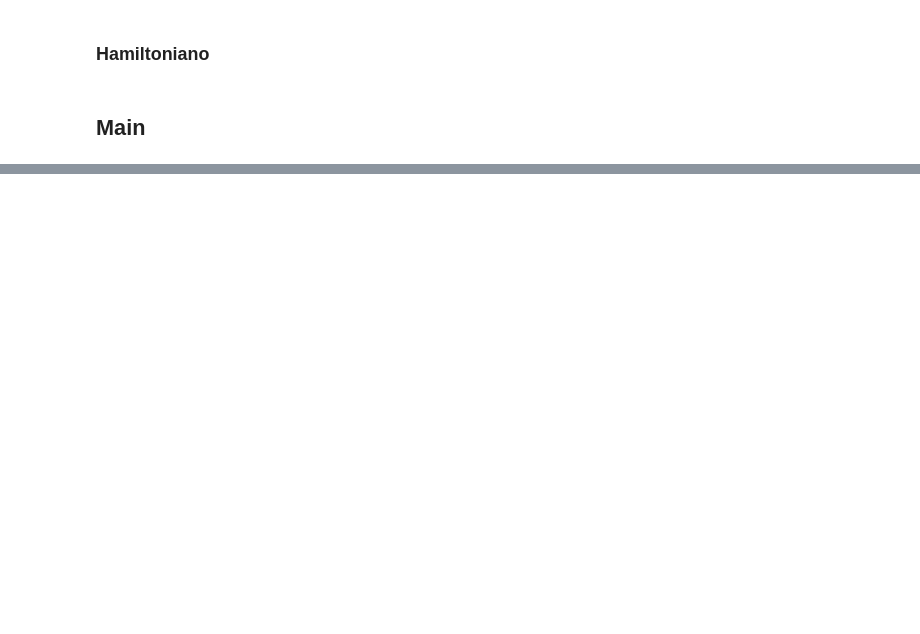
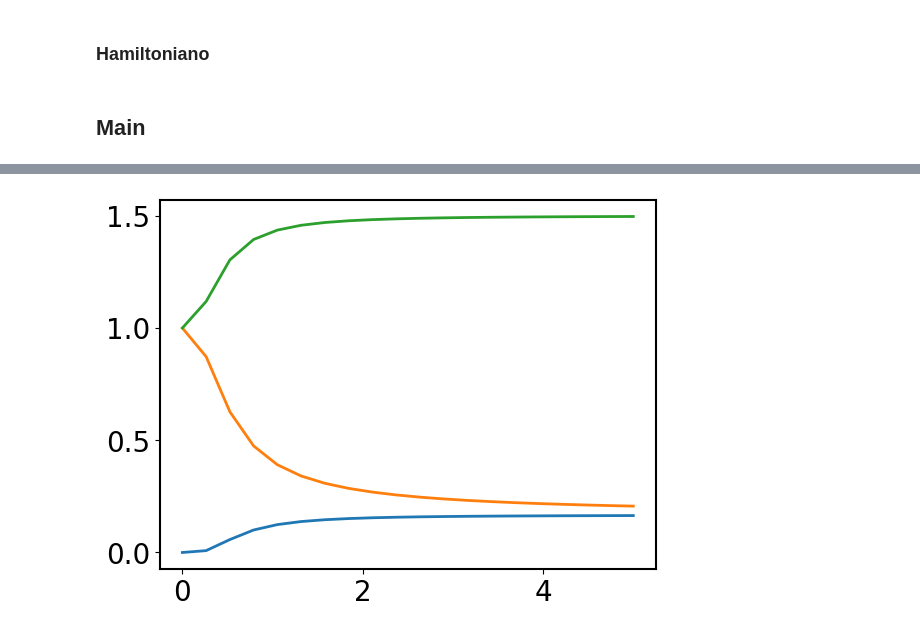
Before and after one commit to aguschanchu/m-body-entropy, a Jupyter notebook: GeneralEntropy.ipynb, the cells around one changed output, grey strips where cells are left out. Drawn from its saved outputs; the diff is of its cells as text; code cells hidden in the pictures; blank space fills up the shorter version.

```diff
--- a/GeneralEntropy.ipynb
+++ b/GeneralEntropy.ipynb
@@ -283,3 +283,10 @@ def measure(basis, vect, level = 1):
     comp_v = vect * comp_arr
     norm = lambda v: v / np.linalg.norm(v)
     return norm(proy_v), norm(comp_v)
+
+def entropy(rho, m):
+    rho_log = scipy.linalg.logm(rho) / np.log(2)
+    ent = -1*np.trace(rho @ rho_log)
+    dm = scipy.special.binom(basis.d, m)
+
+    return ent / dm
@@ -336,0 +379,81 @@ def state_energy(state, h_arr):
+# %%
+# Hamiltoniano
+def compute_g(g):
+    # Eigenvals
+    en_batch = [np.repeat(np.arange(0, basis.num) - basis.num//2 + 1/2, 2) for _ in range(0,1)] # Semilla para H equiespaciado
+    energy_seed = en_batch
+    G_batched = [g * np.ones((basis.m,basis.m)) for _ in range(0, 1)]
+    h = two_body_hamiltonian_sp(energy_seed, G_batched, rho_1_arrays, rho_2_arrays, h_type = 'const', indices = k_indices)
+    h = h.todense()
+    fund = np.linalg.eigh(h[0,:,:])[1][:,0]
+    rho = rho_m(fund, rho_2_kkbar_arrays).todense()
+    r = np.sort(np.linalg.eigvals(rho).real)
+
+    # Entropy
+    rho1 = rho_m(fund, rho_1_arrays).todense()
+    rho2 = rho_m(fund, rho_2_arrays).todense()
+
+    e = entropy(rho1, 1) + entropy(rho2, 2)
+    #print(r)
+    return (g, r, e)
+
+rho_range = []
+num = 20
+
+g_range = np.linspace(0,5,num)
+gpu_batch_size = 1
+for g in g_range:
+    print(g)
+    rho_range.append(compute_g(g))
+
+# Ploteamos
+x_axis = list(g_range)
+size = len(rho_range[0][1])
+import matplotlib.pyplot as plt
+import matplotlib
+import numpy as np
+# Plot using matplotlib
+# Use LaTeX to format all text
+
+plt.rcParams['text.usetex'] = False #True
+plt.rcParams['axes.labelsize'] = 30
+plt.rcParams['xtick.labelsize'] = 20
+plt.rcParams['ytick.labelsize'] = 20
+plt.rcParams['legend.fontsize'] = 20
+plt.rcParams['axes.linewidth'] = 1.5
+
+
+
+plt.close()
+plt.clf()
+#plt.figure(figsize=(8, 5))
+#%matplotlib qt
+%matplotlib inline
+for k in range(1,size):
+    plt.plot(x_axis, [rho_range[j][1][k] for j in range(0,num)], linewidth=2)
+
+
+plt.figure(figsize=(8, 5))
+plt.plot(x_axis, [rho_range[x][2] for x in range(0, num)])
+
+#plt.xlabel(r'$G/\epsilon$', fontsize=18)
+#plt.ylabel(r'$\lambda^{(2)}$', fontsize=18)
+#plt.xlim(0, 5)  # Set x-axis limits from 0 to 6
+#plt.ylim(0, 5)  # Set y-axis limits from 5 to 12
+
+#matplotlib.use('Agg')
+#matplotlib.use('GTK3Agg')
+
+plt.tick_params(axis='x', which='both', bottom=True, top=True, labelbottom=True)
+
+# Enable minor ticks on the x-axis
+plt.minorticks_on()
+
+# Customize the appearance of minor ticks on the x-axis
+plt.tick_params(axis='x', which='minor', width=1.5)
+plt.tick_params(axis='x', which='major', width=1.5)
+plt.tick_params(axis='y', which='major', width=1.5)
+
+plt.show()
+#matplotlib.pyplot.savefig('filename.png')
+# %% [output]
@@ -336,0 +480 @@ def state_energy(state, h_arr):
+[figure, added]
```
Also changed, not shown: parts of 9 cells of this notebook, 2 other files.
